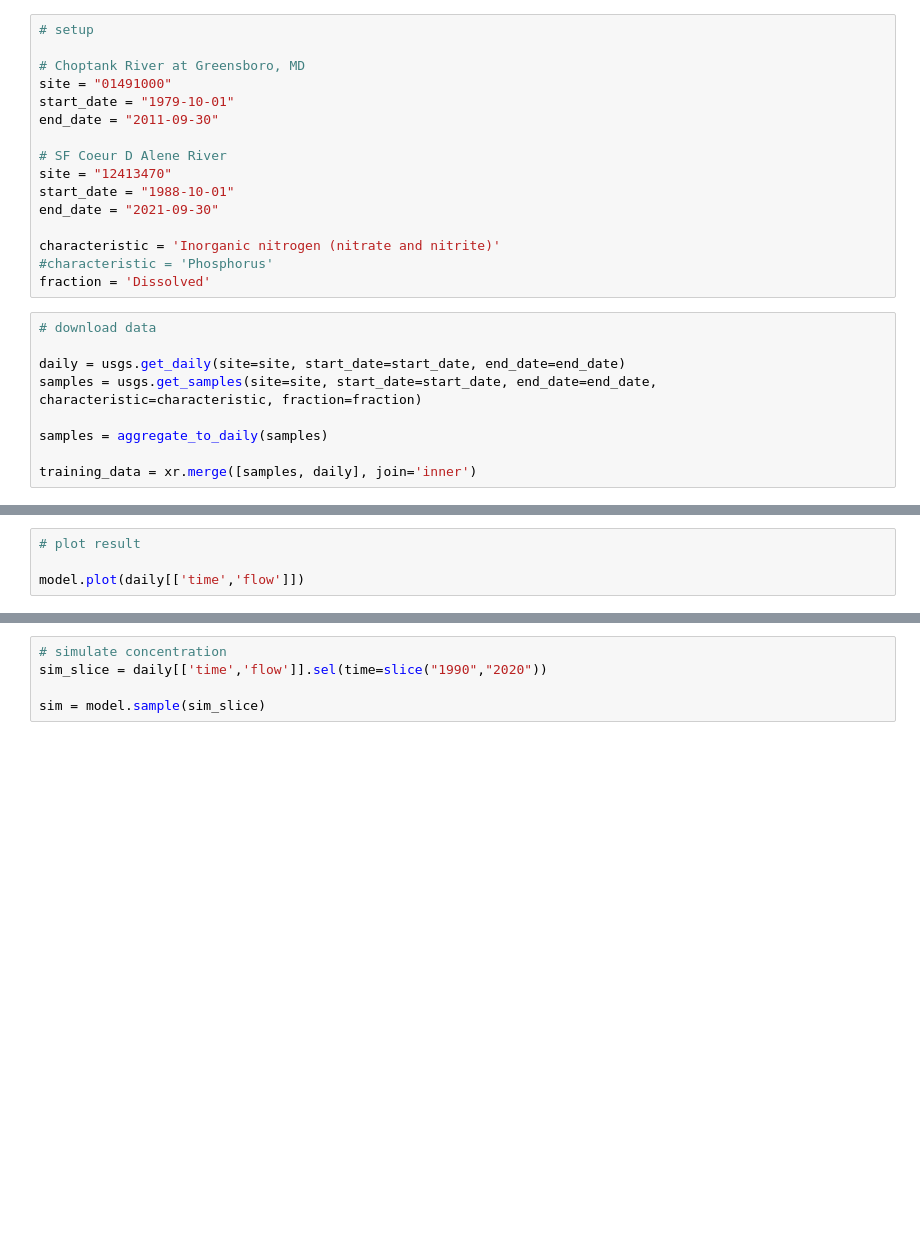
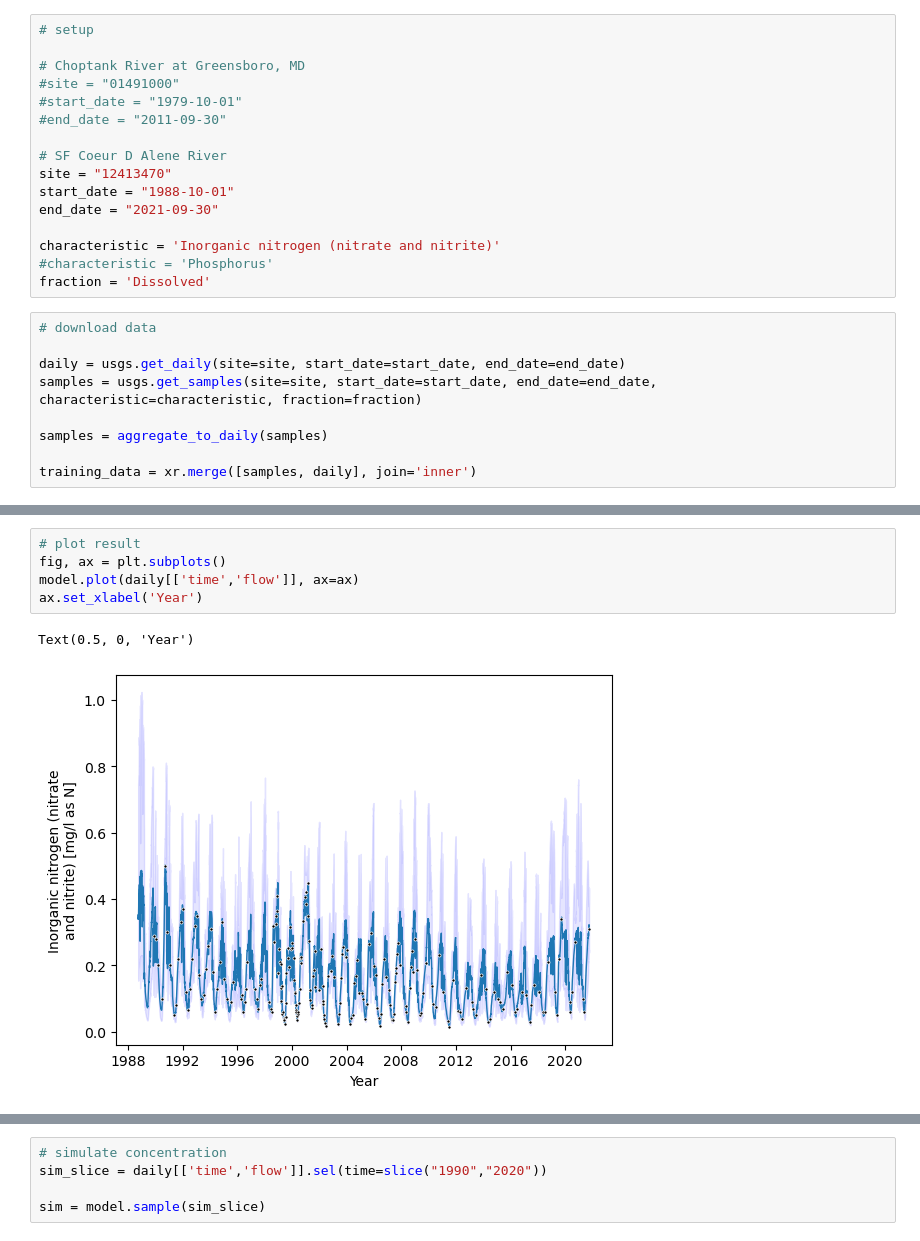
Before and after one commit to thodson-usgs/discontinuum, a Jupyter notebook: notebooks/loadest-gp-demo.ipynb, the cells around one changed output, grey strips where cells are left out. Drawn from its saved outputs; the diff is of its cells as text; blank space fills up the shorter version.

```diff
--- a/notebooks/loadest-gp-demo.ipynb
+++ b/notebooks/loadest-gp-demo.ipynb
@@ -15,9 +24,9 @@ from discontinuum.utils import aggregate_to_daily
 # setup
 
 # Choptank River at Greensboro, MD
-site = "01491000"
-start_date = "1979-10-01"
-end_date = "2011-09-30"
+#site = "01491000"
+#start_date = "1979-10-01"
+#end_date = "2011-09-30"
 
 # SF Coeur D Alene River
 site = "12413470"
@@ -47,7 +63,11 @@ model.fit(target=training_data['concentration'], covariates=training_data[['time
 # %%
 # plot result
-
-model.plot(daily[['time','flow']])
+fig, ax = plt.subplots()
+model.plot(daily[['time','flow']], ax=ax)
+ax.set_xlabel('Year')
+# %% [output]
+Text(0.5, 0, 'Year')
+[figure, added]
 # %%
 #  plot
 model.contourf(levels=5)
```
Also changed, not shown: parts of 5 cells of this notebook.
